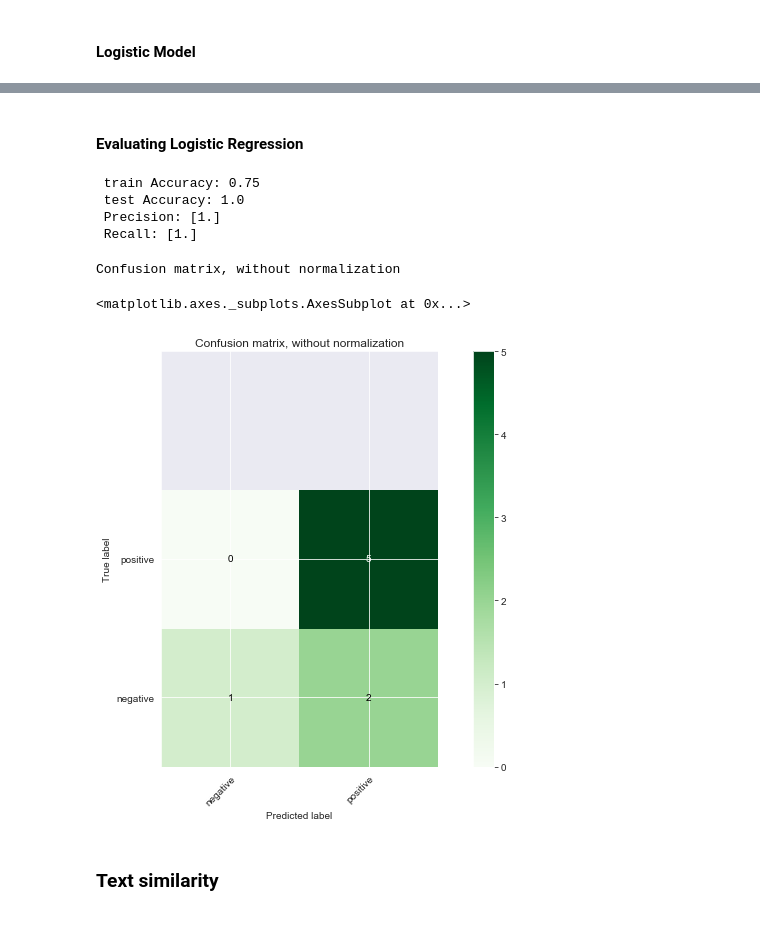
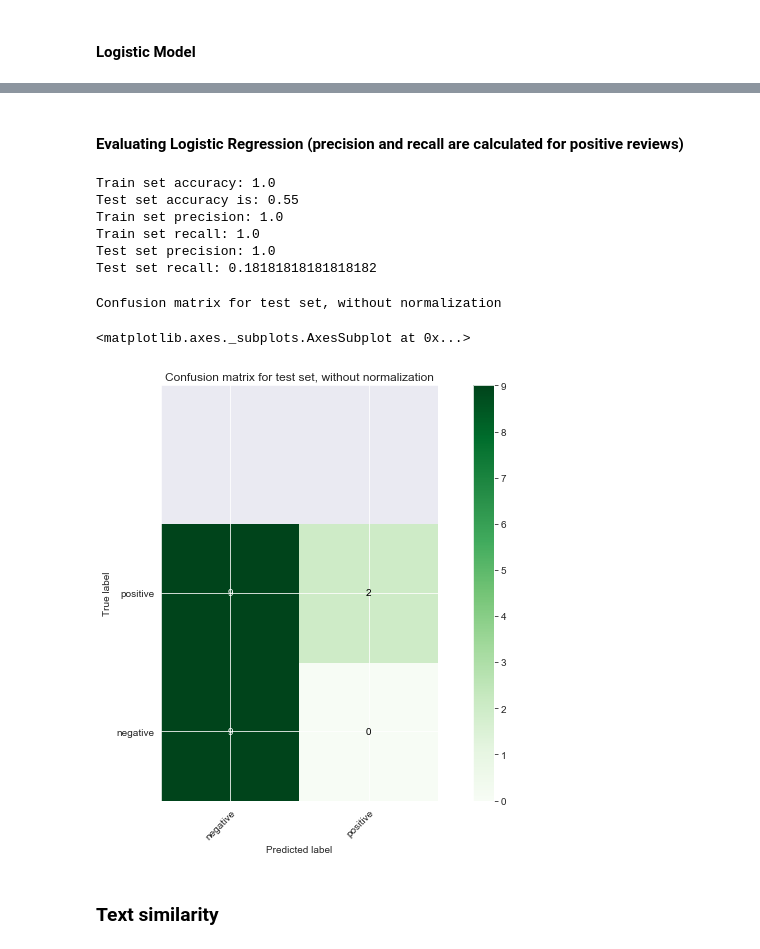
Before and after one commit to SylvainLosey/DMML2019_Team_Orange, a Jupyter notebook: code/main.ipynb, the cells around one changed output, grey strips where cells are left out. Drawn from its saved outputs; the diff is of its cells as text; code cells hidden in the pictures.

```diff
--- a/code/main.ipynb
+++ b/code/main.ipynb
@@ -129,5 +108,5 @@ def lemmatize_it(this_review):
         filtered_sent.append(word.lemma_)
     return filtered_sent
 # %%
-data['lemmatized_review'] = data['IDcleaned_review'].map(lemmatize_it)
-data.head()
+#data['lemmatized_review'] = data['IDcleaned_review'].map(lemmatize_it)
+#data.head()
@@ -166,7 +138,7 @@ for word in spacy_stopwords:
     if word in remove_from_stopwordlist:
          spacy_stopwords.remove(word)
 
-add_to_stopwords=['.', ',', '!', '?', ':', '&', '...', '(', ')','-', '/', '"', ';']
+add_to_stopwords=['.', ',', '!', '?', ':', '&', '...', '(', ')','-', '/', '"', ';', '-PRON-', ' ']
 for word in add_to_stopwords:
     spacy_stopwords.append(word)
 # %% [markdown]
@@ -185,5 +157,5 @@ def eliminate_stopwords(this_review):
             filtered_sent.append(word)
     return filtered_sent
 # %%
-data['stopcleaned_review'] = data['lemmatized_review'].map(eliminate_stopwords)
-data.head()
+#data['stopcleaned_review'] = data['lemmatized_review'].map(eliminate_stopwords)
+#data.head()
@@ -227,14 +192,13 @@ X_train, X_test, y_train, y_test = train_test_split(X, y, test_size=0.2, random_
 # %%
 from sklearn.linear_model import LogisticRegression
 from sklearn.pipeline import Pipeline
-from sklearn.feature_extraction.text import CountVectorizer
 from sklearn.feature_extraction.text import CountVectorizer,TfidfVectorizer
 classifier = LogisticRegression(solver="lbfgs")
 
-tfidf_vector = TfidfVectorizer(tokenizer = MASTA_CLEAN)
+count_vector = CountVectorizer(tokenizer = MASTA_CLEAN, ngram_range = (1,2))
 
 # Create pipeline using Bag of Words
-pipe = Pipeline([('vectorizer', tfidf_vector), ('classifier', classifier)])
+pipe = Pipeline([('vectorizer', count_vector), ('classifier', classifier)])
 
 # model generation
 pipe.fit(X_train,y_train)
@@ -257,24 +221,25 @@ Pipeline(memory=None,
                                     warm_start=False))],
          verbose=False)
 # %% [markdown]
-#### Evaluating Logistic Regression
+#### Evaluating Logistic Regression (precision and recall are calculated for positive reviews)
-# %%
-from sklearn import metrics
-# Predicting with a test dataset
-predicted = pipe.predict(X_test)
-
-# Model Accuracy
-print(" train Accuracy:",pipe.score(X_train, y_train))
-print(" test Accuracy:",metrics.accuracy_score(y_test, predicted))
-print(" Precision:",metrics.precision_score(y_test, predicted, average=None))
-print(" Recall:",metrics.recall_score(y_test, predicted, average=None))
-
-#completer
-# %% [output]
- train Accuracy: 0.75
- test Accuracy: 1.0
- Precision: [1.]
- Recall: [1.]
+# %%
+predicted_train = pipe.predict(X_train)
+predicted_test = pipe.predict(X_test)
+# train accuracy
+print("Train set accuracy: " + str(pipe.score(X_train, y_train)))
+# test accuracy
+print("Test set accuracy is: " + str(pipe.score(X_test, y_test)))
+print("Train set precision: " + str(metrics.precision_score(y_train, predicted_train, pos_label="positive")))
+print("Train set recall: " +  str(metrics.recall_score(y_train, predicted_train, pos_label="positive")))
+print("Test set precision: " + str(metrics.precision_score(y_test, predicted_test, pos_label="positive")))
+print("Test set recall: " + str(metrics.recall_score(y_test, predicted_test, pos_label="positive")))
+# %% [output]
+Train set accuracy: 1.0
+Test set accuracy is: 0.55
+Train set precision: 1.0
+Train set recall: 1.0
+Test set precision: 1.0
+Test set recall: 0.18181818181818182
 # %%
 # confusion matrix
 from sklearn.utils.multiclass import unique_labels
@@ -292,7 +257,7 @@ def plot_confusion_matrix(y_true, y_pred, classes,
         if normalize:
             title = 'Normalized confusion matrix'
         else:
-            title = 'Confusion matrix, without normalization'
+            title = 'Confusion matrix for test set, without normalization'
 
     # Compute confusion matrix
     cm = confusion_matrix(y_true, y_pred)
@@ -302,7 +267,7 @@ def plot_confusion_matrix(y_true, y_pred, classes,
         cm = cm.astype('float') / cm.sum(axis=1)[:, np.newaxis]
         print("Normalized confusion matrix")
     else:
-        print('Confusion matrix, without normalization')
+        print('Confusion matrix for test set, without normalization')
 
     #print(cm)
 
@@ -316,37 +281,37 @@ def plot_confusion_matrix(y_true, y_pred, classes,
            xticklabels=classes, yticklabels=classes,
            title=title,
            ylabel='True label',
            xlabel='Predicted label')
     plt.ylim([-0.5, 2.5])
 
     ax.xaxis.set_ticklabels(["negative", "positive"])
     ax.yaxis.set_ticklabels(["negative", "positive"])
 
     # Rotate the tick labels and set their alignment.
     plt.setp(ax.get_xticklabels(), rotation=45, ha="right",
              rotation_mode="anchor")
 
     # Loop over data dimensions and create text annotations.
     fmt = '.2f' if normalize else 'd'
     thresh = cm.max() / 2.
     for i in range(cm.shape[0]):
         for j in range(cm.shape[1]):
             ax.text(j, i, format(cm[i, j], fmt),
                     ha="center", va="center",
                     color="white" if cm[i, j] > thresh else "black")
     fig.tight_layout();
     return ax
 
 
 np.set_printoptions(precision=2)
 
 # Plot non-normalized confusion matrix
-plot_confusion_matrix(y_train, log_reg.predict(X_train), classes=data.sentiment,
-                      title='Confusion matrix, without normalization')
+plot_confusion_matrix(y_test, log_reg.predict(X_test), classes=data.sentiment,
+                      title='Confusion matrix for test set, without normalization')
 # %% [output]
-Confusion matrix, without normalization
+Confusion matrix for test set, without normalization
 <matplotlib.axes._subplots.AxesSubplot at 0x...>
-[figure, old version]
+[figure, new version]
 # %% [markdown]
 ### Text similarity
 # %%
```
Also changed, not shown: parts of 19 cells of this notebook.
